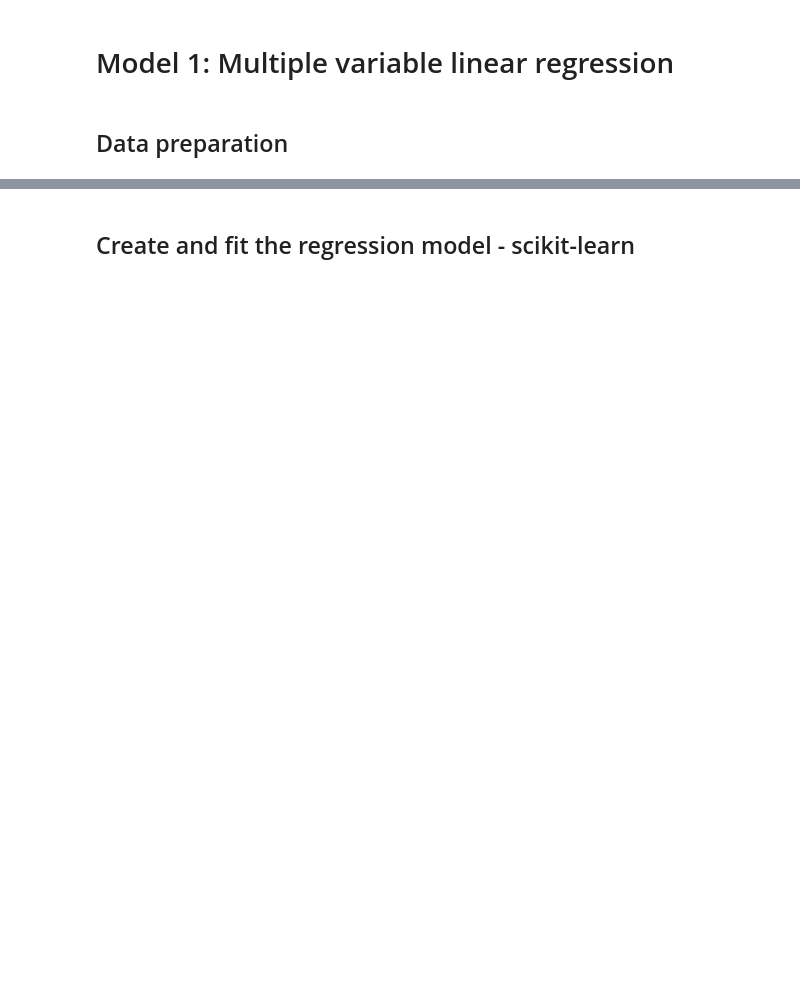
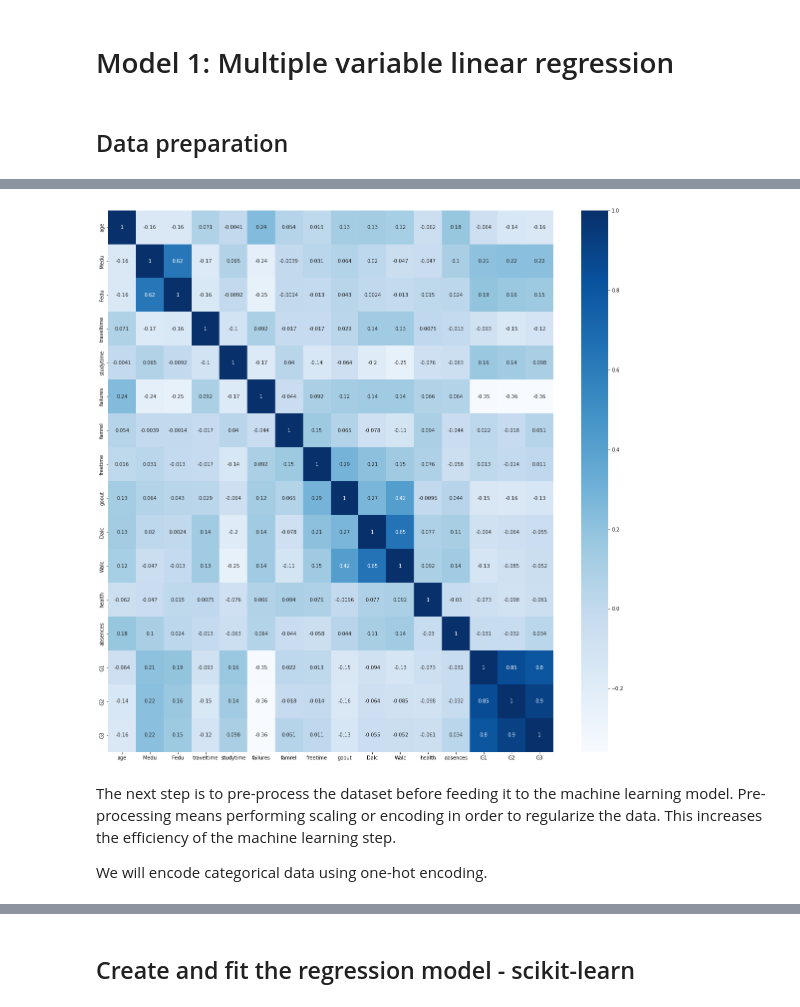
Before and after one commit to mathieu-tulpinck/ehb-ai, a Jupyter notebook: assignment.ipynb, the cells around one changed output, grey strips where cells are left out. Drawn from its saved outputs; the diff is of its cells as text; code cells hidden in the pictures; blank space fills up the shorter version.

Commit message:
prediction and plot

```diff
--- a/assignment.ipynb
+++ b/assignment.ipynb
@@ -46 +69,18 @@ mathscores_without_G1_G2 = mathscores.drop(['G1', 'G2'], axis = 'columns')
+# %%
+import seaborn as sns
+
+corr_matrix = mathscores.corr()
+
+plt.figure(figsize = (20, 20))
+sns.heatmap(corr_matrix, annot = True, cmap="Blues")
+
+# Alternative to heatmap
+# print(mathscores.corr()['G3'].sort_values())
+mathscores_without_G1_G2_G3 = mathscores.drop(['G1', 'G2', 'G3'], axis = 'columns')
+# %% [output]
+[figure, added]
+# %% [markdown]
+The next step is to pre-process the dataset before feeding it to the machine learning model. Pre-processing means performing scaling or encoding in order to regularize the data. This increases the efficiency of the machine learning step.
+
+We will encode categorical data using one-hot encoding.
 # %%
```
Also changed, not shown: parts of 14 cells of this notebook, 2 other files.
